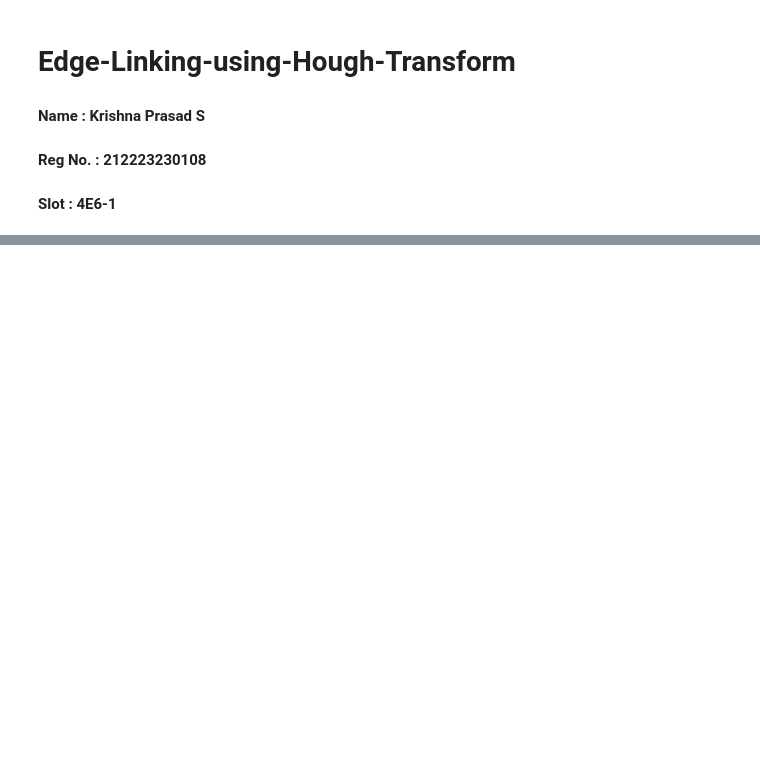
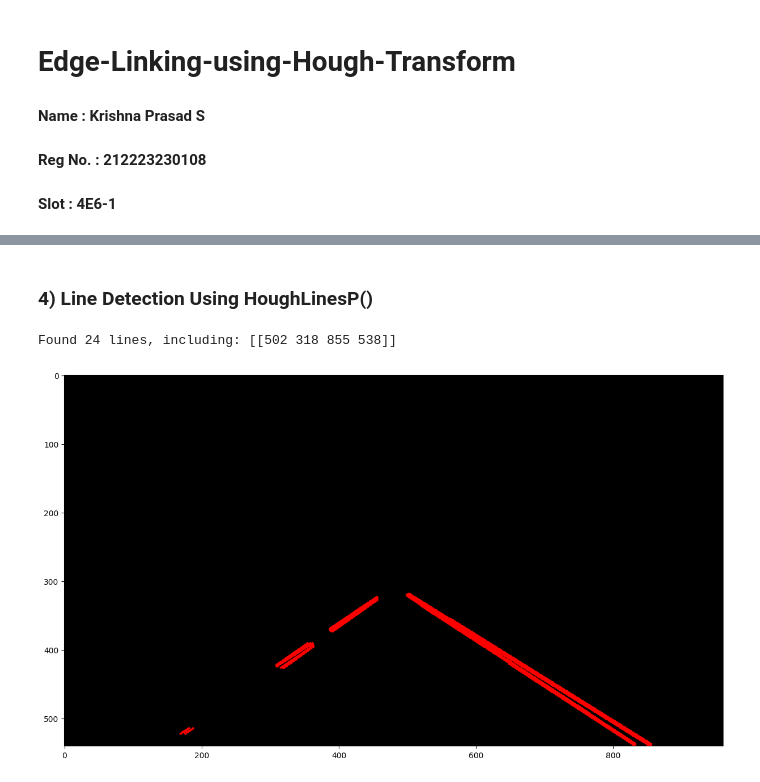
Before and after one commit to KrishnaPrasad148/Edge-Linking-using-Hough-Transform, a Jupyter notebook: Edge_Linking.ipynb, the cells around one changed output, grey strips where cells are left out. Drawn from its saved outputs; the diff is of its cells as text; code cells hidden in the pictures; blank space fills up the shorter version.

```diff
--- a/Edge_Linking.ipynb
+++ b/Edge_Linking.ipynb
@@ -62,0 +89,27 @@ plt.axis('off')
+# %% [markdown]
+### 4) Line Detection Using HoughLinesP()
+# %%
+def draw_lines(img, lines, color = [255, 0, 0], thickness = 2):
+    if lines is not None:
+        for line in lines:
+            for x1,y1,x2,y2 in line:
+                cv2.line(img, (x1, y1), (x2, y2), color, thickness)
+# %%
+# Hough transform parameters set according to the input image.
+rho = 1
+theta = np.pi / 180
+threshold = 50
+min_line_len = 10
+max_line_gap = 20
+
+lines = cv2.HoughLinesP(
+    canny_blur, rho, theta, threshold, minLineLength = min_line_len, maxLineGap = max_line_gap)
+
+hough = np.zeros((image.shape[0], image.shape[1], 3), dtype = np.uint8)
+draw_lines(hough, lines)
+
+print("Found {} lines, including: {}".format(len(lines), lines[0]))
+plt.figure(figsize = (15, 10)); plt.imshow(hough);
+# %% [output]
+Found 24 lines, including: [[502 318 855 538]]
+[figure, added]
```
Also changed, not shown: parts of 8 cells of this notebook, 8 other files.
